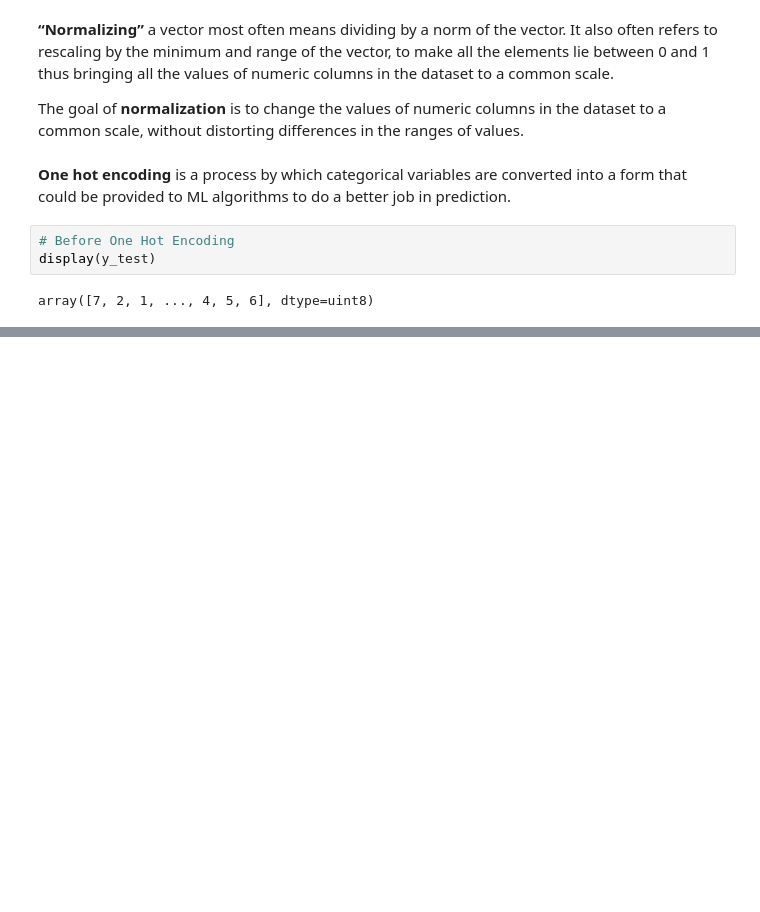
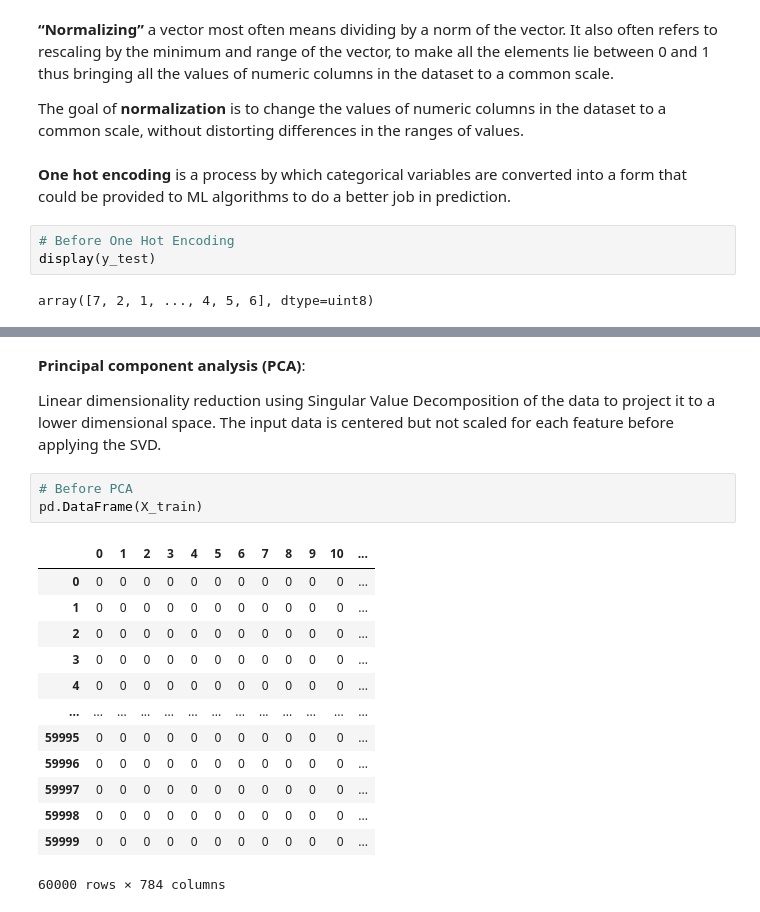
Before and after one commit to GregB712/Multilayer-Perceptron, a Jupyter notebook: MNIST_Digit_Dataset_Analysis.ipynb, the cells around one changed output, grey strips where cells are left out. Cells and saved outputs as stored; diff of their text form; blank space fills up the shorter version.

```diff
--- a/MNIST_Digit_Dataset_Analysis.ipynb
+++ b/MNIST_Digit_Dataset_Analysis.ipynb
@@ -230,0 +228,21 @@ array([[0., 0., 0., ..., 1., 0., 0.],
+# %% [markdown]
+**Principal component analysis (PCA)**:
+
+Linear dimensionality reduction using Singular Value Decomposition of the data to project it to a lower dimensional space. The input data is centered but not scaled for each feature before applying the SVD.
+# %%
+# Before PCA
+pd.DataFrame(X_train)
+# %% [output]
+|  | 0 | 1 | 2 | 3 | 4 | 5 | 6 | 7 | 8 | 9 | 10 | ... |
+| 0 | 0 | 0 | 0 | 0 | 0 | 0 | 0 | 0 | 0 | 0 | 0 | ... |
+| 1 | 0 | 0 | 0 | 0 | 0 | 0 | 0 | 0 | 0 | 0 | 0 | ... |
+| 2 | 0 | 0 | 0 | 0 | 0 | 0 | 0 | 0 | 0 | 0 | 0 | ... |
+| 3 | 0 | 0 | 0 | 0 | 0 | 0 | 0 | 0 | 0 | 0 | 0 | ... |
+| 4 | 0 | 0 | 0 | 0 | 0 | 0 | 0 | 0 | 0 | 0 | 0 | ... |
+| ... | ... | ... | ... | ... | ... | ... | ... | ... | ... | ... | ... | ... |
+| 59995 | 0 | 0 | 0 | 0 | 0 | 0 | 0 | 0 | 0 | 0 | 0 | ... |
+| 59996 | 0 | 0 | 0 | 0 | 0 | 0 | 0 | 0 | 0 | 0 | 0 | ... |
+| 59997 | 0 | 0 | 0 | 0 | 0 | 0 | 0 | 0 | 0 | 0 | 0 | ... |
+| 59998 | 0 | 0 | 0 | 0 | 0 | 0 | 0 | 0 | 0 | 0 | 0 | ... |
+| 59999 | 0 | 0 | 0 | 0 | 0 | 0 | 0 | 0 | 0 | 0 | 0 | ... |
+60000 rows × 784 columns
```
Also changed, not shown: parts of 9 cells of this notebook.
